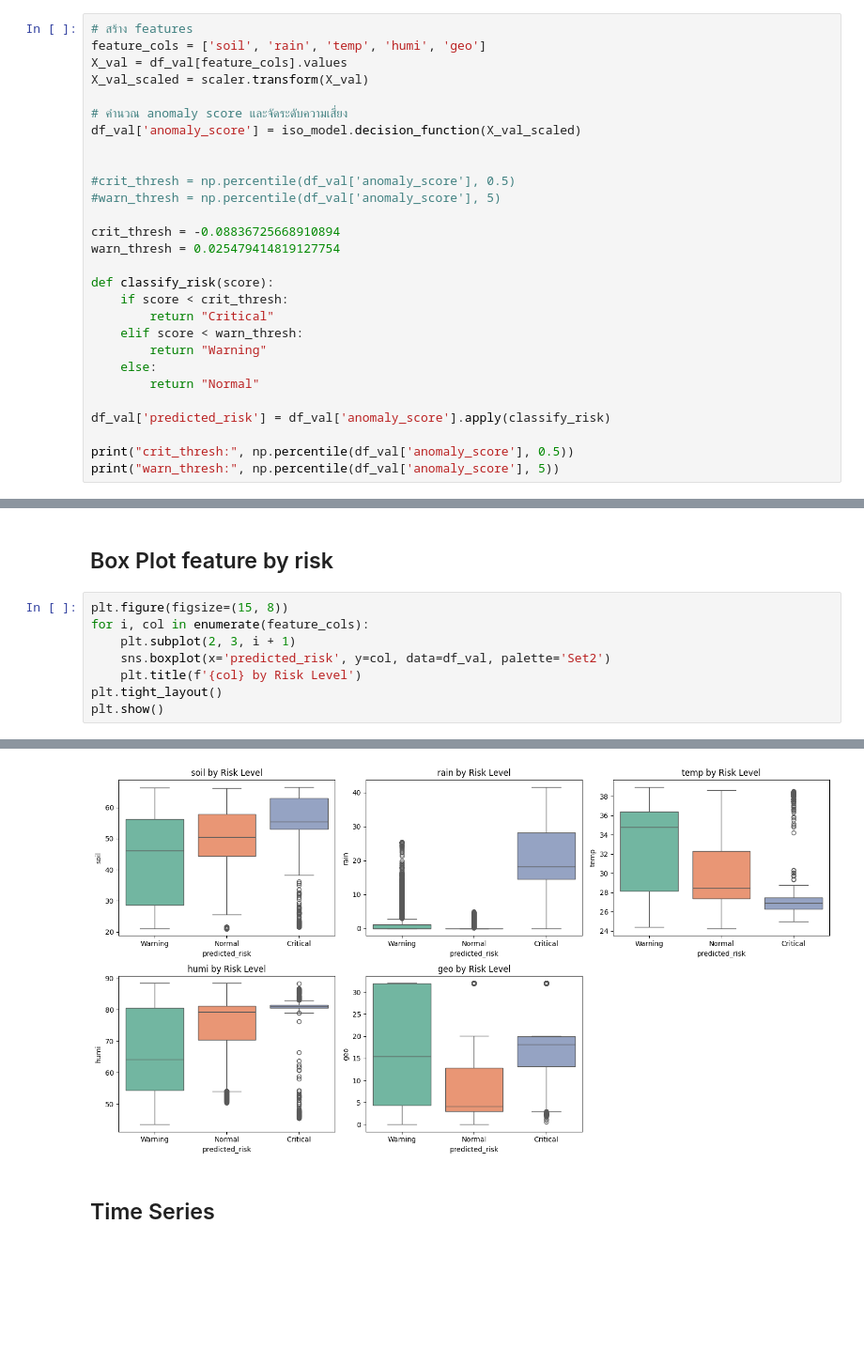
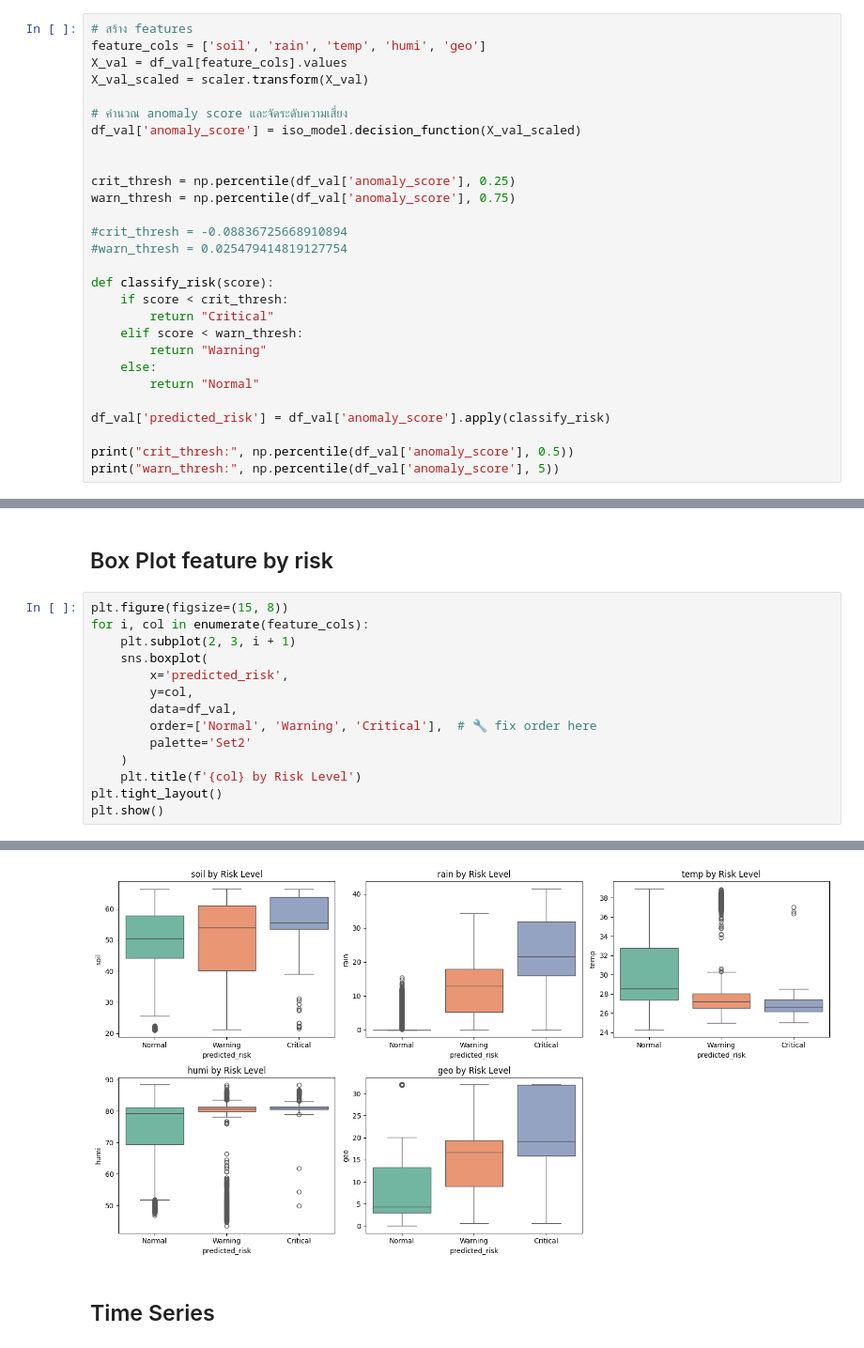
Before and after one commit to Ahmadaduwa/Landslide, a Jupyter notebook: models/IsalationForest/Isolation_Forest_Validate.ipynb, the cells around one changed output, grey strips where cells are left out. Shown at 94% size. Drawn from its saved outputs; the diff is of its cells as text; blank space fills up the shorter version.

```diff
--- a/models/IsalationForest/Isolation_Forest_Validate.ipynb
+++ b/models/IsalationForest/Isolation_Forest_Validate.ipynb
@@ -57,11 +136,11 @@ X_val_scaled = scaler.transform(X_val)
 df_val['anomaly_score'] = iso_model.decision_function(X_val_scaled)
 
 
-#crit_thresh = np.percentile(df_val['anomaly_score'], 0.5)
-#warn_thresh = np.percentile(df_val['anomaly_score'], 5)
+crit_thresh = np.percentile(df_val['anomaly_score'], 0.25)
+warn_thresh = np.percentile(df_val['anomaly_score'], 0.75)
 
-crit_thresh = -0.08836725668910894
-warn_thresh = 0.025479414819127754
+#crit_thresh = -0.08836725668910894
+#warn_thresh = 0.025479414819127754
 
 def classify_risk(score):
     if score < crit_thresh:
@@ -492,7 +626,13 @@ for col in feature_cols:
 plt.figure(figsize=(15, 8))
 for i, col in enumerate(feature_cols):
     plt.subplot(2, 3, i + 1)
-    sns.boxplot(x='predicted_risk', y=col, data=df_val, palette='Set2')
+    sns.boxplot(
+        x='predicted_risk',
+        y=col,
+        data=df_val,
+        order=['Normal', 'Warning', 'Critical'],  # 🔧 fix order here
+        palette='Set2'
+    )
     plt.title(f'{col} by Risk Level')
 plt.tight_layout()
 plt.show()
@@ -519,3 +659,3 @@ Passing `palette` without assigning `hue` is deprecated and will be removed in v
-[figure, old version]
+[figure, new version]
 # %% [markdown]
 ## Time Series
```
Also changed, not shown: parts of 21 cells of this notebook, 15 other files.
